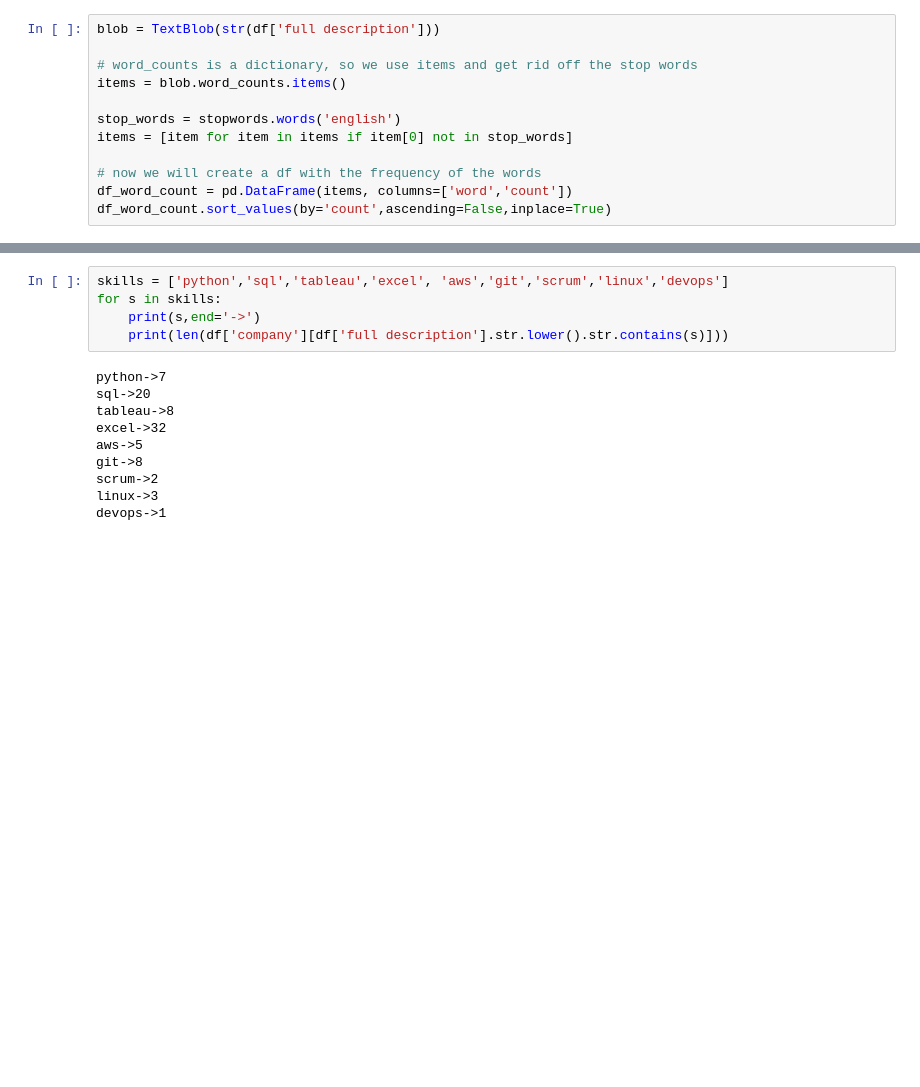
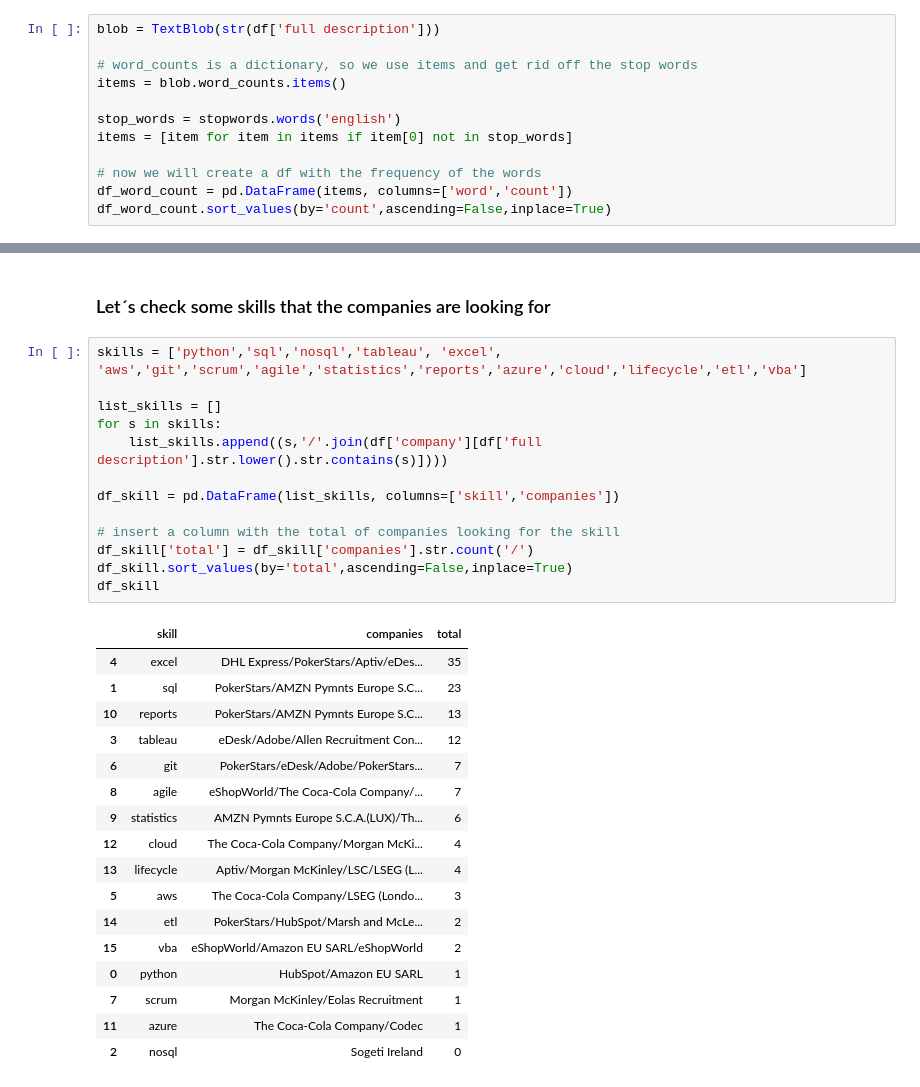
Before and after one commit to Cynthyah/Web-Scraping-Job-From-Indeed, a Jupyter notebook: WebScrapingIndeed.ipynb, the cells around one changed output, grey strips where cells are left out. Saved outputs shown, nothing was run; the diff lists cells and outputs as text; blank space fills up the shorter version.

```diff
--- a/WebScrapingIndeed.ipynb
+++ b/WebScrapingIndeed.ipynb
@@ -96,15 +119,33 @@ df_top.plot.bar(x='word', y='count',legend=False,figsize=(20,10),title=f'Job Ind
+# %% [markdown]
+### Let´s check some skills that the companies are looking for
 # %%
-skills = ['python','sql','tableau','excel', 'aws','git','scrum','linux','devops']
+skills = ['python','sql','nosql','tableau', 'excel', 'aws','git','scrum','agile','statistics','reports','azure','cloud','lifecycle','etl','vba']
+
+list_skills = []
 for s in skills:
-    print(s,end='->')
-    print(len(df['company'][df['full description'].str.lower().str.contains(s)]))
+    list_skills.append((s,'/'.join(df['company'][df['full description'].str.lower().str.contains(s)])))
+
+df_skill = pd.DataFrame(list_skills, columns=['skill','companies'])
+
+# insert a column with the total of companies looking for the skill
+df_skill['total'] = df_skill['companies'].str.count('/')
+df_skill.sort_values(by='total',ascending=False,inplace=True)
+df_skill
 # %% [output]
-python->7
-sql->20
-tableau->8
-excel->32
-aws->5
-git->8
-scrum->2
-linux->3
-devops->1
+|  | skill | companies | total |
+| 4 | excel | DHL Express/PokerStars/Aptiv/eDes... | 35 |
+| 1 | sql | PokerStars/AMZN Pymnts Europe S.C... | 23 |
+| 10 | reports | PokerStars/AMZN Pymnts Europe S.C... | 13 |
+| 3 | tableau | eDesk/Adobe/Allen Recruitment Con... | 12 |
+| 6 | git | PokerStars/eDesk/Adobe/PokerStars... | 7 |
+| 8 | agile | eShopWorld/The Coca-Cola Company/... | 7 |
+| 9 | statistics | AMZN Pymnts Europe S.C.A.(LUX)/Th... | 6 |
+| 12 | cloud | The Coca-Cola Company/Morgan McKi... | 4 |
+| 13 | lifecycle | Aptiv/Morgan McKinley/LSC/LSEG (L... | 4 |
+| 5 | aws | The Coca-Cola Company/LSEG (Londo... | 3 |
+| 14 | etl | PokerStars/HubSpot/Marsh and McLe... | 2 |
+| 15 | vba | eShopWorld/Amazon EU SARL/eShopWorld | 2 |
+| 0 | python | HubSpot/Amazon EU SARL | 1 |
+| 7 | scrum | Morgan McKinley/Eolas Recruitment | 1 |
+| 11 | azure | The Coca-Cola Company/Codec | 1 |
+| 2 | nosql | Sogeti Ireland | 0 |
```
Also changed, not shown: parts of 15 cells of this notebook.
